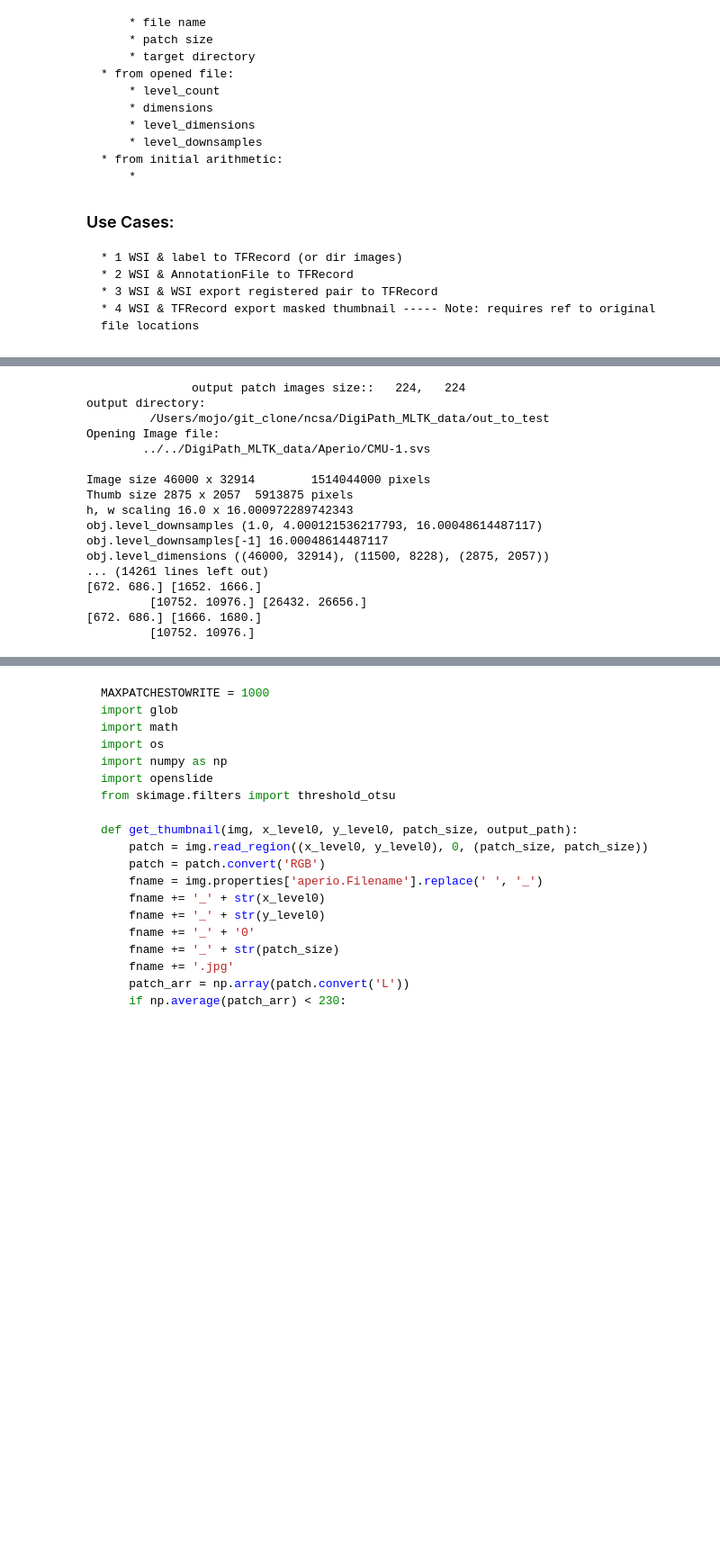
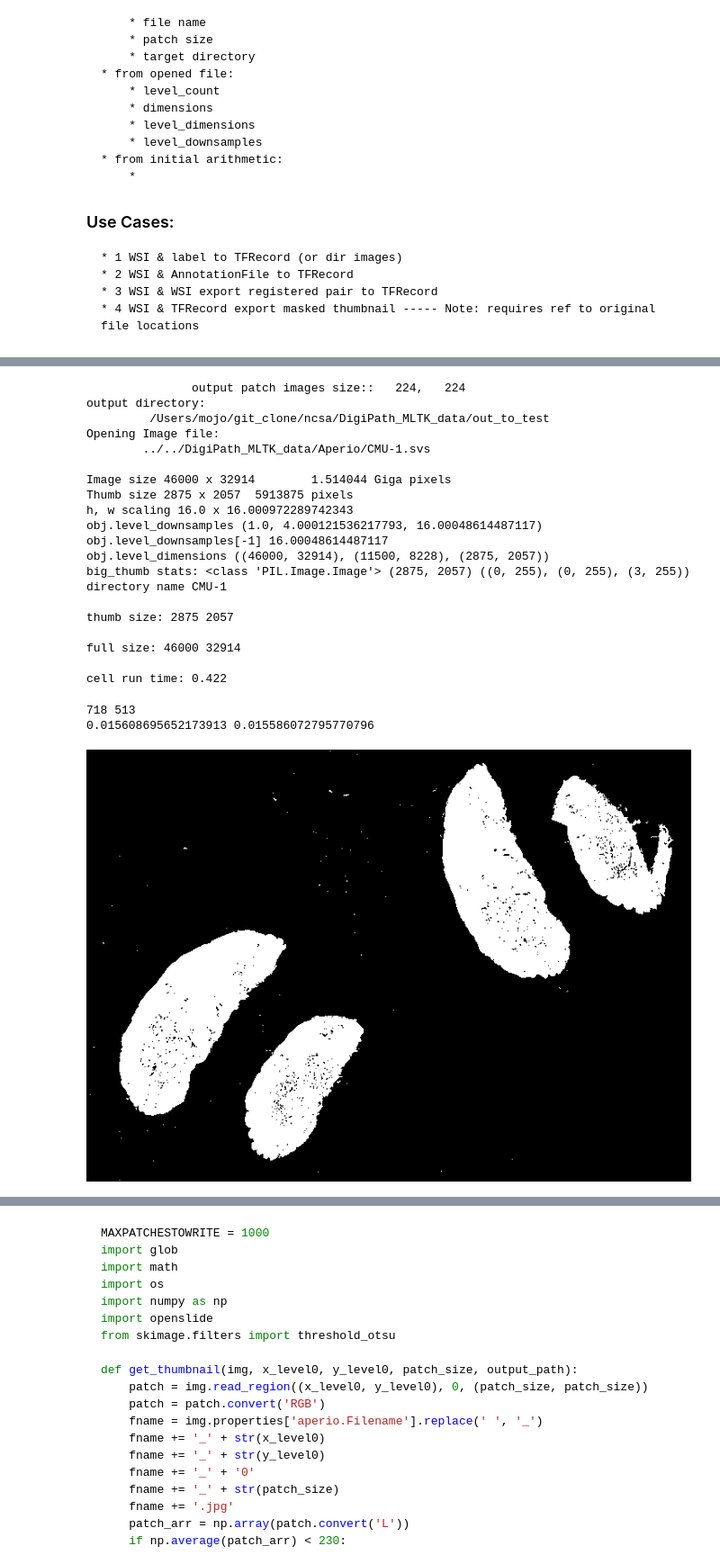
Before and after one commit to quincy-125/DigiPath_MLTK, a Jupyter notebook: notebook_patch_extract/wsi_sampler_IV_OpnSld_obj_flow_4UseCases.ipynb, the cells around one changed output, grey strips where cells are left out. Shown: that part at 90% size. Saved outputs shown, nothing was run; the diff lists cells and outputs as text; code cells hidden in the pictures; blank space fills up the shorter version.

Commit message:
milestone: images properly select & write

```diff
--- a/notebook_patch_extract/wsi_sampler_IV_OpnSld_obj_flow_4UseCases.ipynb
+++ b/notebook_patch_extract/wsi_sampler_IV_OpnSld_obj_flow_4UseCases.ipynb
@@ -108,8 +209,6 @@ print(len(files_list))
 """
 #                                               initialize test variables
 cell_start_time = time.time()
-# True == PRINT_ALL_BOXES will make it slow
-PRINT_ALL_BOXES = True
 PATCH_HEIGHT = 224
 PATCH_WIDTH = 224
 print('%40s: %5i, %5i'%('output patch images size:',PATCH_HEIGHT, PATCH_WIDTH))
@@ -123,8 +222,9 @@ os_obj = openslide.OpenSlide(test_file_name)
 pixels_height = os_obj.dimensions[0]
 pixels_width = os_obj.dimensions[1]
 
-print('Image size {} x {}\t{} pixels'.format(pixels_height, pixels_width,
-                                             pixels_height * pixels_width))
+oneGig = 1e9
+print('Image size {} x {}\t{} Giga pixels'.format(pixels_height, pixels_width,
+                                             pixels_height * pixels_width / oneGig))
 
 #                                               read the meta data
 pixels_height_ds = os_obj.level_dimensions[-1][0]
@@ -146,51 +246,16 @@ grey_thumbnail = np.array(big_thumb.convert('L'))
 thresh = threshold_otsu(grey_thumbnail)
 mask = np.array(grey_thumbnail) < thresh
 mask_im = PIL.Image.fromarray(np.uint8(mask) * 255)
-# display(mask_im)
 
 #                                               make the grid
-grid_height = pixels_height // PATCH_HEIGHT
-grid_width = pixels_width // PATCH_WIDTH
-print('\n%40s: %5i, %5i'%('grid size', grid_height, grid_width))
-
-thumb_cell_height = pixels_height_ds // grid_height
-thumb_cell_width = pixels_width_ds // grid_width
-print('%40s: %5i, %5i'%('thumb cells',thumb_cell_height, thumb_cell_width))
-
-#                                               make the directory
+#                                               make the directory name
 _, f_name = os.path.split(test_file_name)
 f_name, f_ext = os.path.splitext(f_name)
 print('directory name',f_name)
 
 #                                               get the ndarrays of full size grid, write as type
-# zoom_up_ratio, grid_height, thumb_cell_height
-def get_scale_interval_dict_of_arrays(grid_size, n_pixels, zoom_up_ratio):
-    """ Usage: boxes_dict = get_scale_interval_dict_of_arrays(grid_size, n_pixels, zoom_up_ratio)
-    array of start end values for scaling between row or columns of two different sized images
-    """
-    small_scale = np.zeros((grid_size, 2))
-    large_scale = np.zeros((grid_size, 2))
-    for grid_elem in range(grid_size):
-        small_scale[grid_elem, 0] = grid_elem * n_pixels
-        small_scale[grid_elem, 1] = (grid_elem + 1) * n_pixels
-        large_scale[grid_elem, :] =  small_scale[grid_elem, :] * zoom_up_ratio
-
-    return {'small_scale': small_scale, 'large_scale': large_scale}
-
-zoom_up_ratio = 16
-row_boxes_dict = get_scale_interval_dict_of_arrays(grid_size=grid_height,
-                                                   n_pixels=thumb_cell_height,
-                                                   zoom_up_ratio=zoom_up_ratio)
-col_boxes_dict = get_scale_interval_dict_of_arrays(grid_size=grid_width,
-                                                   n_pixels=thumb_cell_width,
-                                                   zoom_up_ratio=zoom_up_ratio)
-
-print('\narrays creation time: %0.3f\n\n'%(time.time() - cell_start_time))
-if PRINT_ALL_BOXES == True:
-    for row_n in range(row_boxes_dict['small_scale'].shape[0]):
-        for col_n in range(col_boxes_dict['small_scale'].shape[0]):
-            print(row_boxes_dict['small_scale'][row_n,:], col_boxes_dict['small_scale'][col_n,:])
-            print('\t',row_boxes_dict['large_scale'][row_n,:], col_boxes_dict['large_scale'][col_n,:])
+full_rows = get_adjcent_segmented_length_fence_array(segment_length=PATCH_HEIGHT, length=pixels_height)
+full_cols = get_adjcent_segmented_length_fence_array(segment_length=PATCH_WIDTH, length=pixels_width)
 
 print('\nthumb size:', pixels_height_ds, pixels_width_ds)
 print('\nfull size:', pixels_height, pixels_width)
@@ -204,14 +269,33 @@ output directory:
 Opening Image file:
         ../../DigiPath_MLTK_data/Aperio/CMU-1.svs
 
-Image size 46000 x 32914        1514044000 pixels
+Image size 46000 x 32914        1.514044 Giga pixels
 Thumb size 2875 x 2057  5913875 pixels
 h, w scaling 16.0 x 16.000972289742343
 obj.level_downsamples (1.0, 4.000121536217793, 16.00048614487117)
 obj.level_downsamples[-1] 16.00048614487117
 obj.level_dimensions ((46000, 32914), (11500, 8228), (2875, 2057))
-... (14261 lines left out)
-[672. 686.] [1652. 1666.]
-         [10752. 10976.] [26432. 26656.]
-[672. 686.] [1666. 1680.]
-         [10752. 10976.]
+big_thumb stats: <class 'PIL.Image.Image'> (2875, 2057) ((0, 255), (0, 255), (3, 255))
+directory name CMU-1
+
+thumb size: 2875 2057
+
+full size: 46000 32914
+
+cell run time: 0.422
+# %%
+tom_thumb = os_obj.get_thumbnail((pixels_height_ds//4, pixels_width_ds//4))
+grey_thumbnail = np.array(tom_thumb.convert('L'))
+thresh = threshold_otsu(grey_thumbnail)
+mask = np.array(grey_thumbnail) < thresh
+mask_im = PIL.Image.fromarray(np.uint8(mask) * 255)
+
+print(mask_im.size[0], mask_im.size[1])
+row_scale_down = mask_im.size[0] / pixels_height
+col_scale_down = mask_im.size[1] / pixels_width
+print(row_scale_down, col_scale_down)
+display(mask_im)
+# %% [output]
+718 513
+0.015608695652173913 0.015586072795770796
+[figure, added]
```
Also changed, not shown: parts of 10 cells of this notebook.
